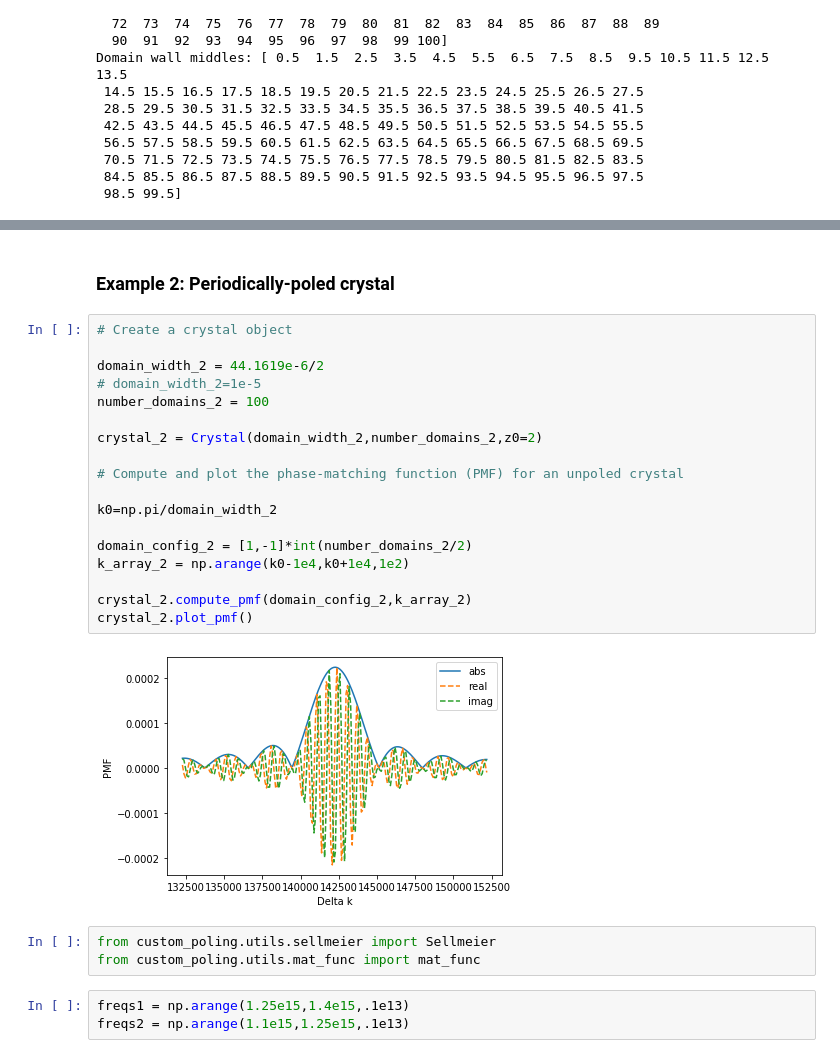
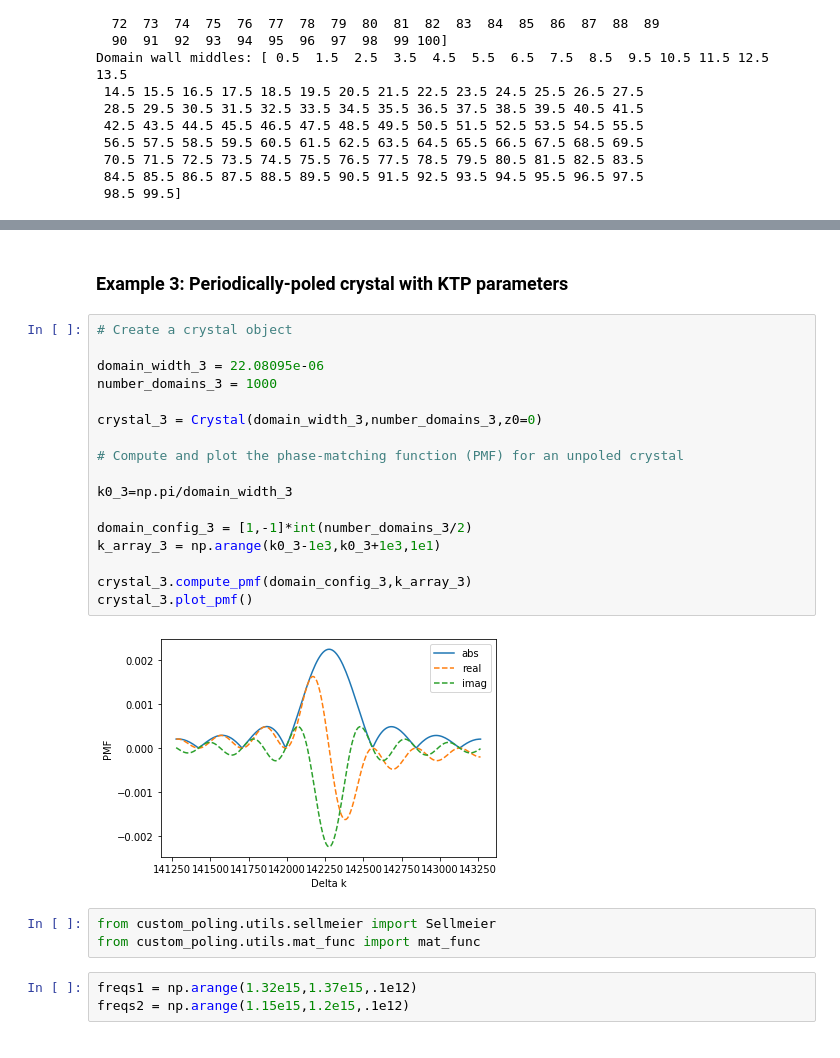
Before and after one commit to abranczyk/custom-poling, a Jupyter notebook: Tutorial 1 - The crystal object.ipynb, the cells around one changed output, grey strips where cells are left out. Cells and saved outputs as stored; diff of their text form.

```diff
--- a/Tutorial 1 - The crystal object.ipynb
+++ b/Tutorial 1 - The crystal object.ipynb
@@ -51,31 +81,30 @@ crystal_1.plot_pmf()
 # %% [markdown]
-### Example 2: Periodically-poled crystal
+### Example 3: Periodically-poled crystal with KTP parameters
 # %%
 # Create a crystal object
 
-domain_width_2 = 44.1619e-6/2
-# domain_width_2=1e-5
-number_domains_2 = 100
+domain_width_3 = 22.08095e-06
+number_domains_3 = 1000
 
-crystal_2 = Crystal(domain_width_2,number_domains_2,z0=2)
+crystal_3 = Crystal(domain_width_3,number_domains_3,z0=0)
 
 # Compute and plot the phase-matching function (PMF) for an unpoled crystal
 
-k0=np.pi/domain_width_2
+k0_3=np.pi/domain_width_3
 
-domain_config_2 = [1,-1]*int(number_domains_2/2)
-k_array_2 = np.arange(k0-1e4,k0+1e4,1e2)
+domain_config_3 = [1,-1]*int(number_domains_3/2)
+k_array_3 = np.arange(k0_3-1e3,k0_3+1e3,1e1)
 
-crystal_2.compute_pmf(domain_config_2,k_array_2)
-crystal_2.plot_pmf()
+crystal_3.compute_pmf(domain_config_3,k_array_3)
+crystal_3.plot_pmf()
 # %% [output]
-[figure, old version]
+[figure, new version]
 # %%
 from custom_poling.utils.sellmeier import Sellmeier
 from custom_poling.utils.mat_func import mat_func
 # %%
-freqs1 = np.arange(1.25e15,1.4e15,.1e13)
-freqs2 = np.arange(1.1e15,1.25e15,.1e13)
+freqs1 = np.arange(1.32e15,1.37e15,.1e12)
+freqs2 = np.arange(1.15e15,1.2e15,.1e12)
 # %%
 sel_y = Sellmeier(3.0065, 0.03901, 0.04547, 0.01408)
 sel_z = Sellmeier(3.3134, 0.05694, 0.05658, 0.01692)
```
Also changed, not shown: parts of 5 cells of this notebook, 1 other file.
